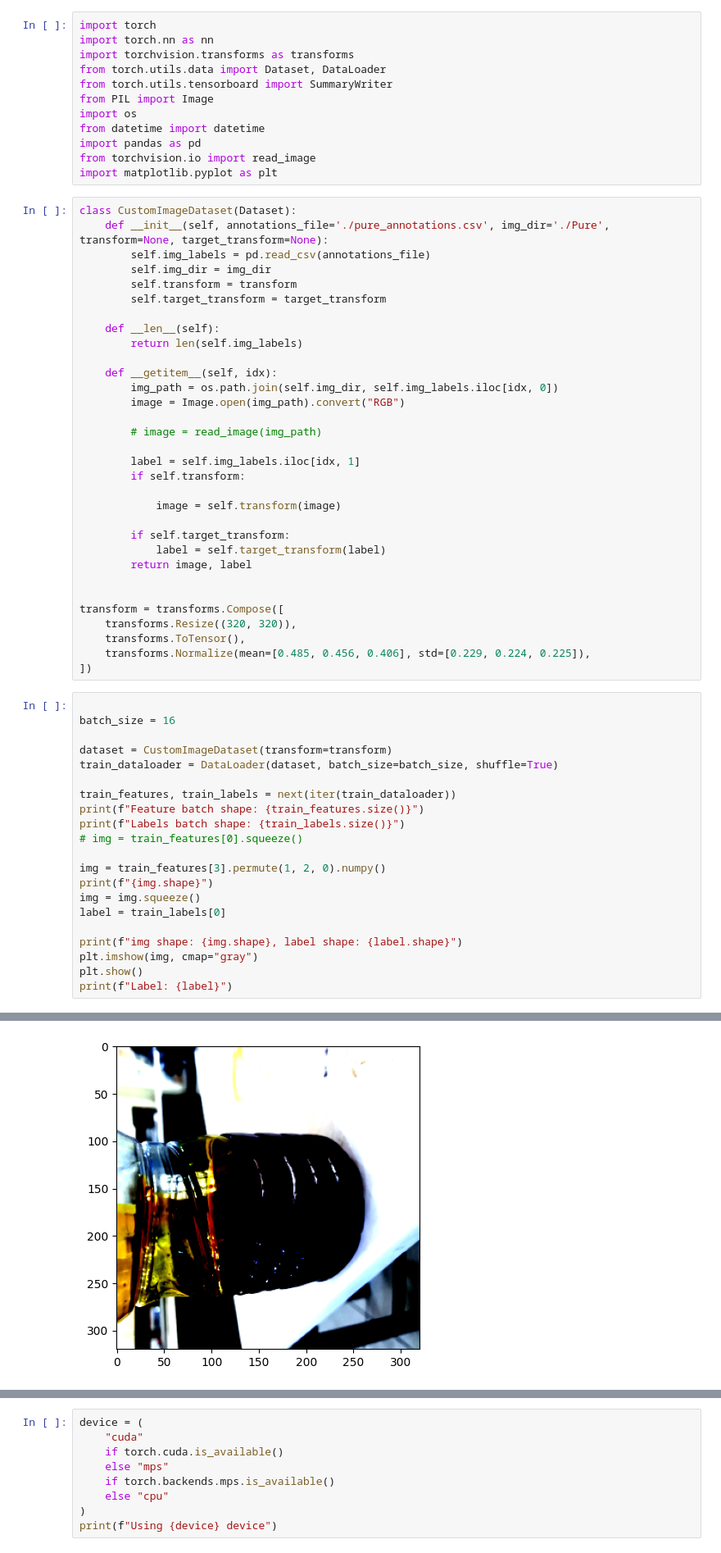
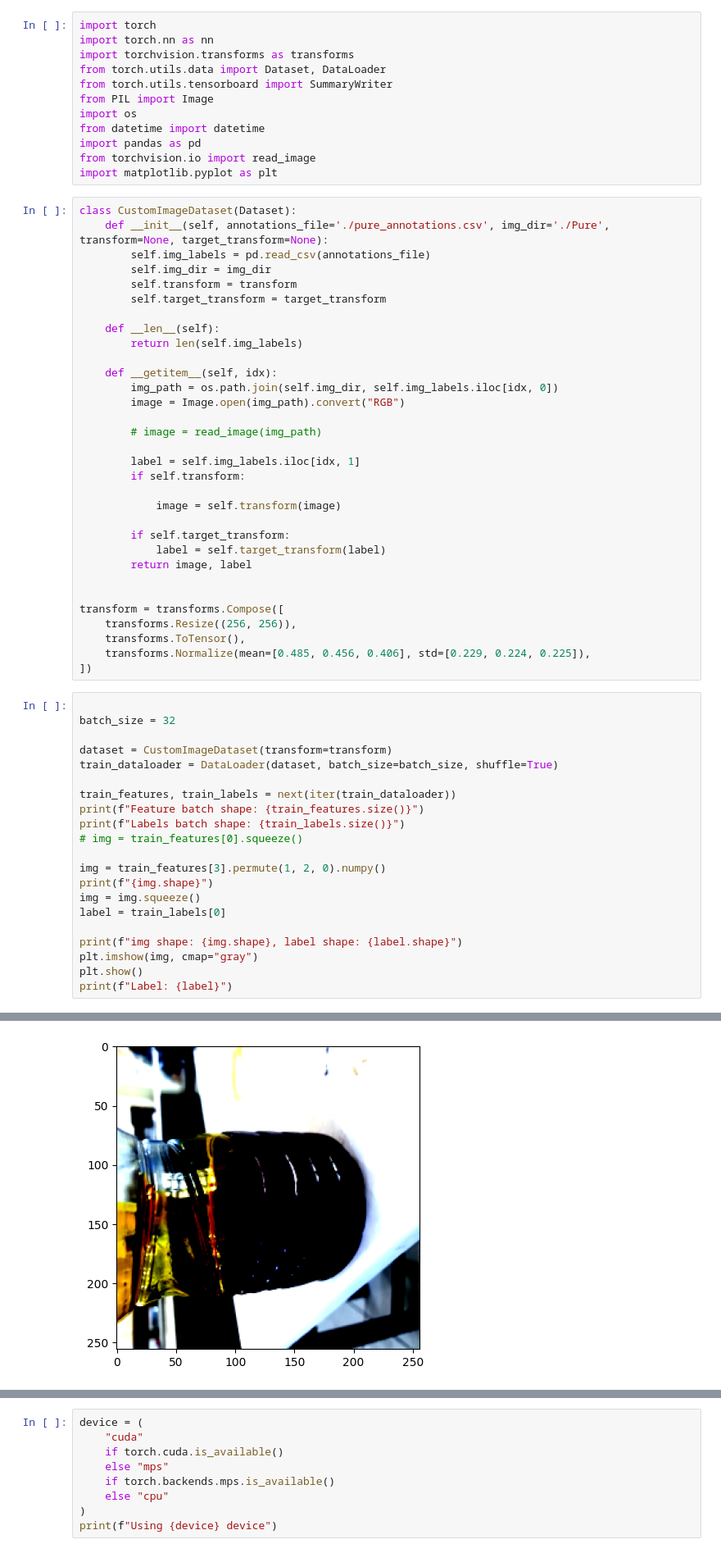
Before and after one commit to andrews-tang/Palm-Oil-Adulteration-Detection-Using-Deep-Learning, a Jupyter notebook: model_development.ipynb, the cells around one changed output, grey strips where cells are left out. Shown at 82% size. Saved outputs shown, nothing was run; the diff lists cells and outputs as text.

```diff
--- a/model_development.ipynb
+++ b/model_development.ipynb
@@ -40,13 +40,13 @@ class CustomImageDataset(Dataset):
 
 
 transform = transforms.Compose([
-    transforms.Resize((320, 320)),
+    transforms.Resize((256, 256)),
     transforms.ToTensor(),
     transforms.Normalize(mean=[0.485, 0.456, 0.406], std=[0.229, 0.224, 0.225]),
 ])
 # %%
 
-batch_size = 16
+batch_size = 32
 
 dataset = CustomImageDataset(transform=transform)
 train_dataloader = DataLoader(dataset, batch_size=batch_size, shuffle=True)
@@ -74,4 +74,4 @@ img shape: (320, 320, 3), label shape: torch.Size([])
-[figure, old version]
+[figure, new version]
 Label: 0
 # %%
 device = (
```
Also changed, not shown: parts of 6 cells of this notebook.
